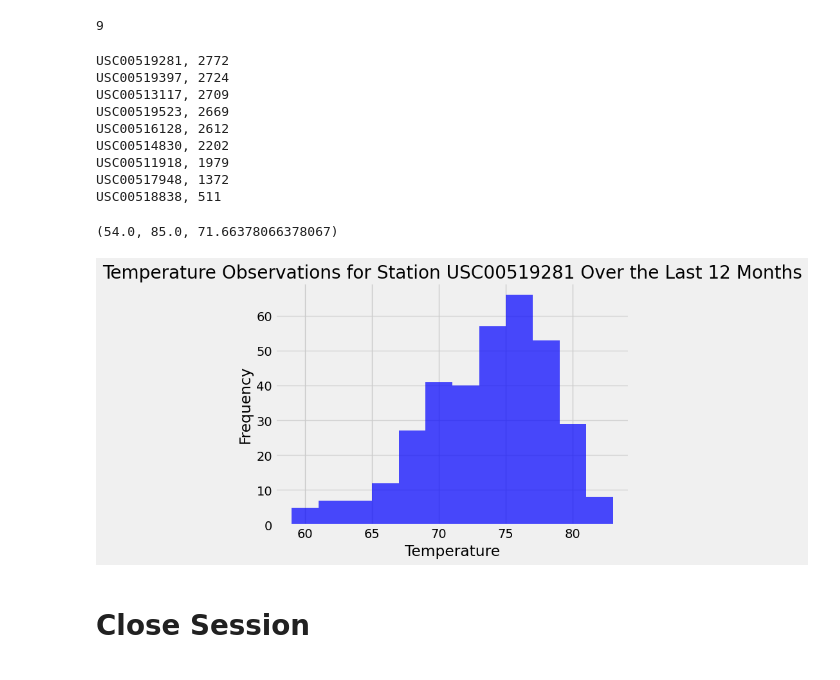
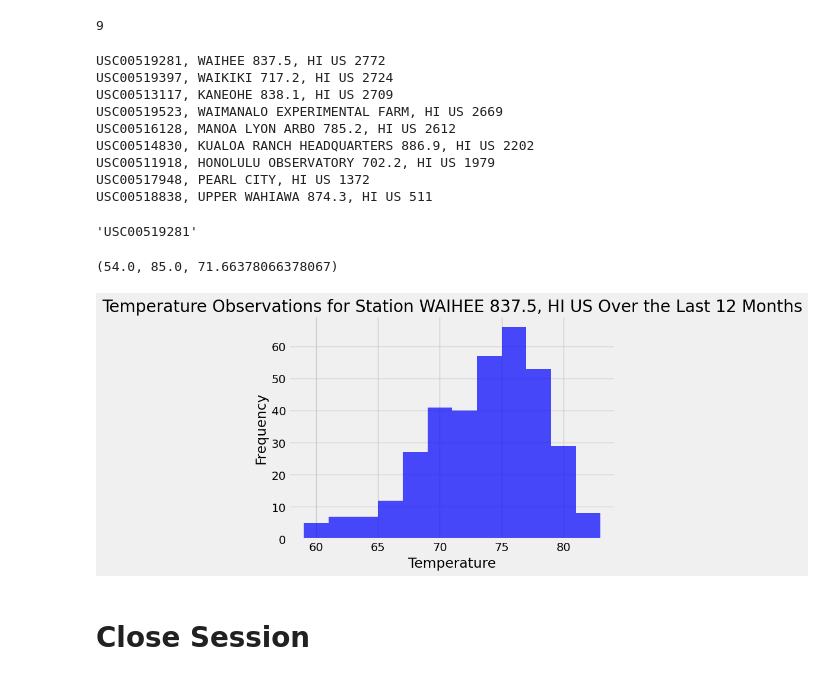
Before and after one commit to kbumadianne/homework8, a Jupyter notebook: SurfsUp/climate_solution.ipynb, the cells around one changed output. Saved outputs shown, nothing was run; the diff lists cells and outputs as text; code cells hidden in the pictures.

```diff
--- a/SurfsUp/climate_solution.ipynb
+++ b/SurfsUp/climate_solution.ipynb
@@ -192,27 +192,50 @@ number_of_stations
 # Design a query to find the most active stations
 station_activity = session.query(
                     station.station,  # Select the station identifier
+                    station.name, # also include station name in the query to display in the results
                     func.count(measurement.id).label('count')  # Count of entries for each station
 ).join(
                     measurement,  # Join with the measurement table
                     measurement.station == station.station  # Join on station
 ).group_by(
-                    station.station  # Group by station to count rows per station
+                    station.station,  # Group by station to count rows per station
+                    station.name #Inclue station name in the group by as well
 ).order_by(
                     func.count(measurement.id).desc()  # Order by count in descending order
 ).all()
 
 # Print the results
-for station_name, count in station_activity:
-    print(f"{station_name}, {count}")
+for station_id, station_name, count in station_activity:
+    print(f"{station_id}, {station_name} {count}")
 # %% [output]
-USC00519281, 2772
-USC00519397, 2724
-USC00513117, 2709
-USC00519523, 2669
-USC00516128, 2612
-USC00514830, 2202
-USC00511918, 1979
-USC00517948, 1372
-USC00518838, 511
+USC00519281, WAIHEE 837.5, HI US 2772
+USC00519397, WAIKIKI 717.2, HI US 2724
+USC00513117, KANEOHE 838.1, HI US 2709
+USC00519523, WAIMANALO EXPERIMENTAL FARM, HI US 2669
+USC00516128, MANOA LYON ARBO 785.2, HI US 2612
+USC00514830, KUALOA RANCH HEADQUARTERS 886.9, HI US 2202
+USC00511918, HONOLULU OBSERVATORY 702.2, HI US 1979
+USC00517948, PEARL CITY, HI US 1372
+USC00518838, UPPER WAHIAWA 874.3, HI US 511
+# %%
+# Assign most active station to station id using last query, but select first vs all
+most_active_station = session.query(
+                    station.station,  # Select the station identifier
+                    station.name, # also include station name in the query to display in the results
+                    func.count(measurement.id).label('count')  # Count of entries for each station
+).join(
+                    measurement,  # Join with the measurement table
+                    measurement.station == station.station  # Join on station
+).group_by(
+                    station.station,  # Group by station to count rows per station
+                    station.name #Inclue station name in the group by as well
+).order_by(
+                    func.count(measurement.id).desc()  # Order by count in descending order
+).first()
+
+#assign id result to a variable that can be called in future code
+most_active_station_id = most_active_station[0]
+most_active_station_id
+# %% [output]
+'USC00519281'
 # %%
@@ -240,28 +260,28 @@ temperature_stats
 # %%
 # Using the most active station id
 # Query the last 12 months of temperature observation data for this station and plot the results as a histogram
 
 # Query the last 12 months of temperature observation data for this station
 temperature_data = session.query(measurement.tobs).filter(
-    measurement.station == most_active_station,
+    measurement.station == most_active_station_id,
     measurement.date >= one_year_ago_str,
     measurement.date <= most_recent_date
 ).all()
 
 # Convert the results to a Pandas DataFrame
 temperature_df = pd.DataFrame(temperature_data, columns=['tobs'])
 
 # Plot the histogram of temperature observations
 plt.figure(figsize=(6.5, 5))
 plt.hist(temperature_df['tobs'], bins=12, color ='blue', alpha=0.7)
-plt.title(f'Temperature Observations for Station {most_active_station} Over the Last 12 Months')
+plt.title(f'Temperature Observations for Station {most_active_station[1]} Over the Last 12 Months')
 plt.xlabel('Temperature')
 plt.ylabel('Frequency')
 plt.grid(axis='y', alpha=0.75)
 plt.tight_layout()
 plt.show()
 # %% [output]
-[figure, old version]
+[figure, new version]
 # %% [markdown]
 # Close Session
 # %%
```
Also changed, not shown: parts of 1 cell of this notebook, 1 other file.
